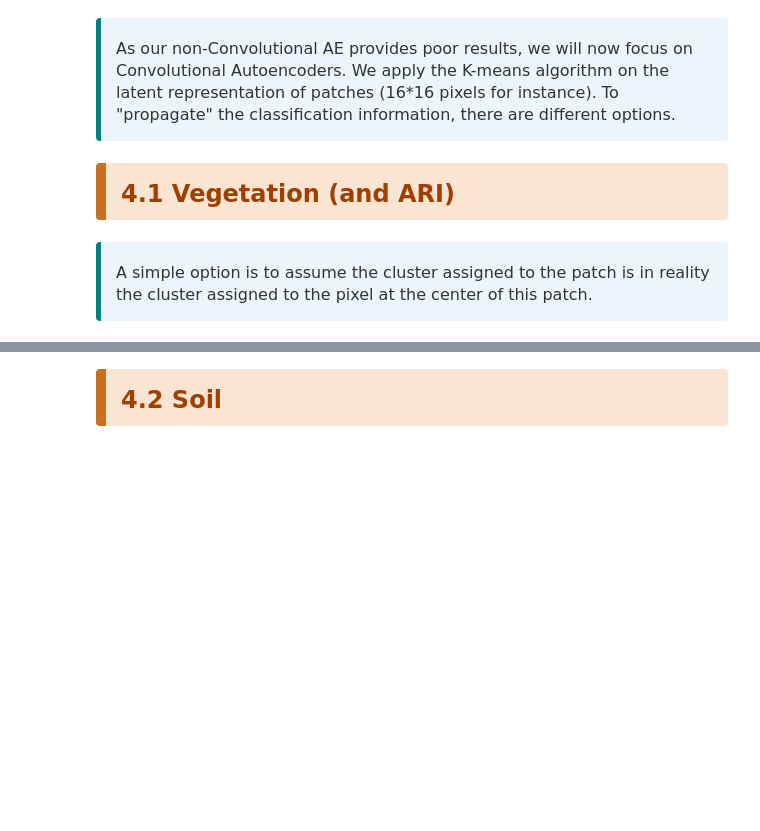
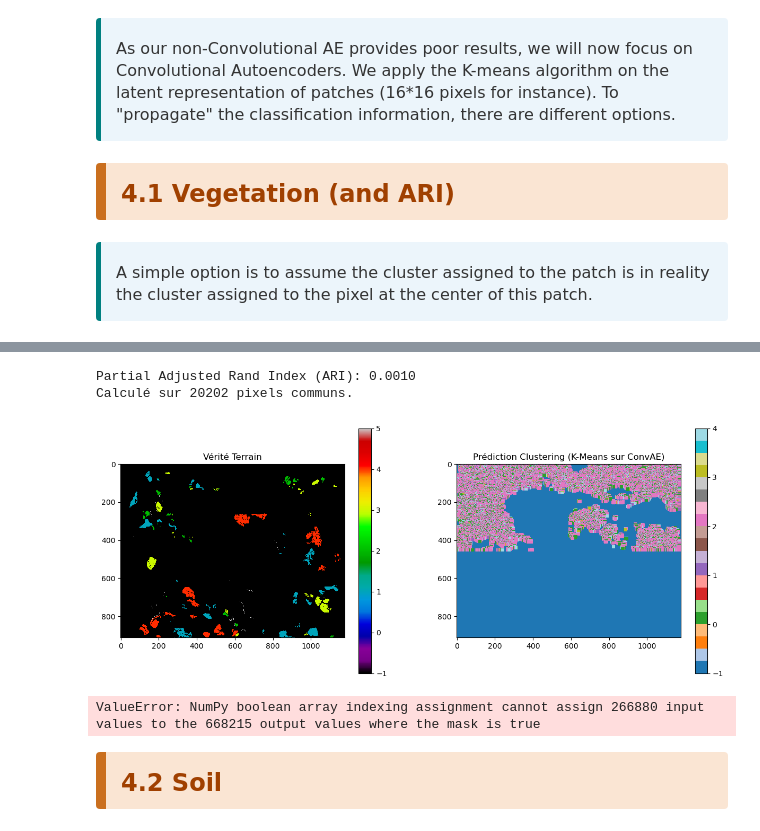
Before and after one commit to ArmanHosseini1/PIR-Rio-Tinto, a Jupyter notebook: SENTINEL-2/Notebook.ipynb, the cells around one changed output, grey strips where cells are left out. Saved outputs shown, nothing was run; the diff lists cells and outputs as text; code cells hidden in the pictures; blank space fills up the shorter version.

Commit message:
ARI ne marche pas sur l'AE 2D, graphe -> pistes de résolution

```diff
--- a/SENTINEL-2/Notebook.ipynb
+++ b/SENTINEL-2/Notebook.ipynb
@@ -838,7 +846,7 @@ def train_Conv2D_autoencoder(LATENT_DIM, EPOCHS, X_scaled, n_clusters, PATCH_SIZ
             all_latents.append(latent.cpu().numpy())
     latent_vectors = np.concatenate(all_latents, axis=0)
 
-    return latent_vectors
+    return latent_vectors, positions
 # %% [markdown]
 <div id="41"></div>
 <div style="background-color: #FAE5D3; border-left: 10px solid #CA6F1E; padding: 15px; border-radius: 4px; font-size: 24px; font-family: 'Montserrat', sans-serif; color: #333;">
@@ -901,7 +912,11 @@ def KM_Silhouette(latent_vectors, n_clusters):
 
     return labels
 # %%
-latent_vectors_veg = train_Conv2D_autoencoder(LATENT_DIM, EPOCHS, X_scaled_veg, optimal_k_veg, PATCH_SIZE, STRIDE, BATCH_SIZE, img_scaled_veg_complete, veg_mask_2d, MAX_SAMPLES)
+latent_vectors_veg, positions = train_Conv2D_autoencoder(
+    LATENT_DIM, EPOCHS, X_scaled_veg, optimal_k_veg,
+    PATCH_SIZE, STRIDE, BATCH_SIZE,
+    img_scaled_veg_complete, veg_mask_2d, MAX_SAMPLES
+)
 # %% [output]
 Utilization du device : cuda
 Nombre de patchs valides : 533759
@@ -938,3 +938,62 @@ print(f"The partial Adjusted Rand Index (ARI) on vegetation with Conv2D Autoenco
+# %%
+ground_truth_labels_image = np.full((m, n), -1)
+ground_truth_labels_image[valid_pixels_mask] = ground_truth_labels
+
+X_cluster = np.full((m, n), -1)
+for (i, j), label in zip(positions, labels_veg):
+    end_i = min(i + PATCH_SIZE, m)
+    end_j = min(j + PATCH_SIZE, n)
+    X_cluster[i:end_i, j:end_j] = label
+comparison_mask = (ground_truth_labels_image != -1) & (X_cluster != -1)
+
+if comparison_mask.sum() > 0:
+    y_true_final = ground_truth_labels_image[comparison_mask]
+    y_pred_final = X_cluster[comparison_mask]
+
+    ari_score = adjusted_rand_score(y_true_final, y_pred_final)
+    print(f"Partial Adjusted Rand Index (ARI): {ari_score:.4f}")
+    print(f"Calculé sur {comparison_mask.sum()} pixels communs.")
+else:
+    print("Erreur : Aucun recouvrement entre les patchs prédits et la vérité terrain.")
+# %% [output]
+Partial Adjusted Rand Index (ARI): 0.0010
+Calculé sur 20202 pixels communs.
+# %%
+plt.figure(figsize=(15, 6))
+
+# 1. Vérité Terrain
+plt.subplot(1, 2, 1)
+plt.imshow(ground_truth_labels_image, cmap='nipy_spectral', interpolation='nearest')
+plt.title("Vérité Terrain")
+plt.colorbar()
+
+display_cluster = X_cluster.copy()
+
+plt.subplot(1, 2, 2)
+plt.imshow(display_cluster, cmap='tab20', interpolation='nearest')
+plt.title("Prédiction Clustering (K-Means sur ConvAE)")
+plt.colorbar()
+
+plt.show()
+# %% [output]
+[figure, added]
+# %%
+X_cluster = np.zeros((m,n))
+X_cluster[veg_mask_2d] = labels_veg
+
+# 4. Extraction des résultats de clustering pour les pixels valides
+# On applique le même masque au résultat du clustering
+cluster_labels_for_comparison = X_cluster[valid_pixels_mask]
+
+# Calcul de l'Adjusted Rand Index
+ari_score = adjusted_rand_score(
+    labels_true=ground_truth_labels,
+    labels_pred=cluster_labels_for_comparison
+)
+
+print(f"The partial Adjusted Rand Index (ARI) on vegetation with Direct K-means is : {ari_score:.4f}")
+# %% [output]
+ValueError: NumPy boolean array indexing assignment cannot assign 266880 input values to the 668215 output values where the mask is true
 # %% [markdown]
 <div id="42"></div>
 <div style="background-color: #FAE5D3; border-left: 10px solid #CA6F1E; padding: 15px; border-radius: 4px; font-size: 24px; font-family: 'Montserrat', sans-serif; color: #333;">
```
Also changed, not shown: parts of 23 cells of this notebook, 1 other file.
